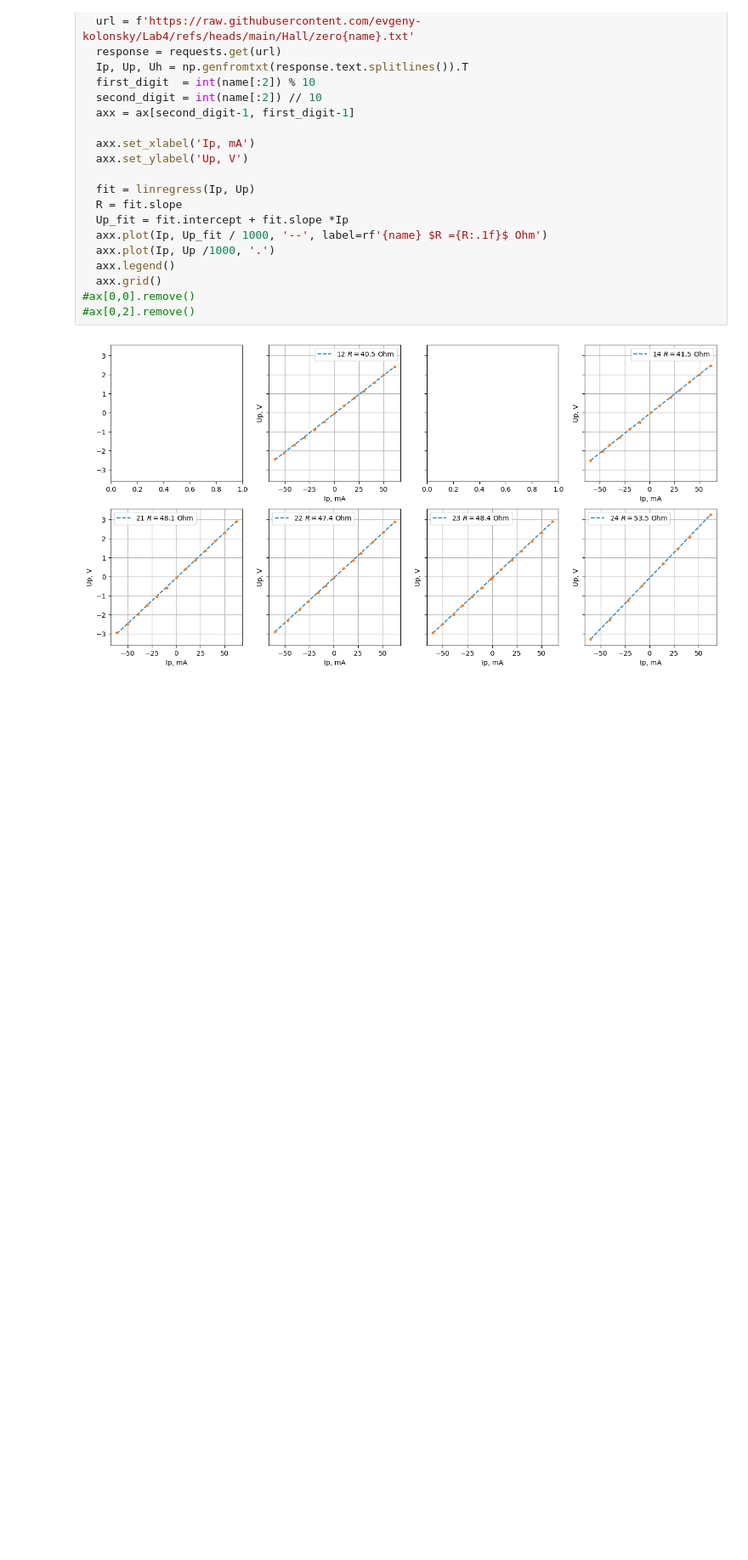
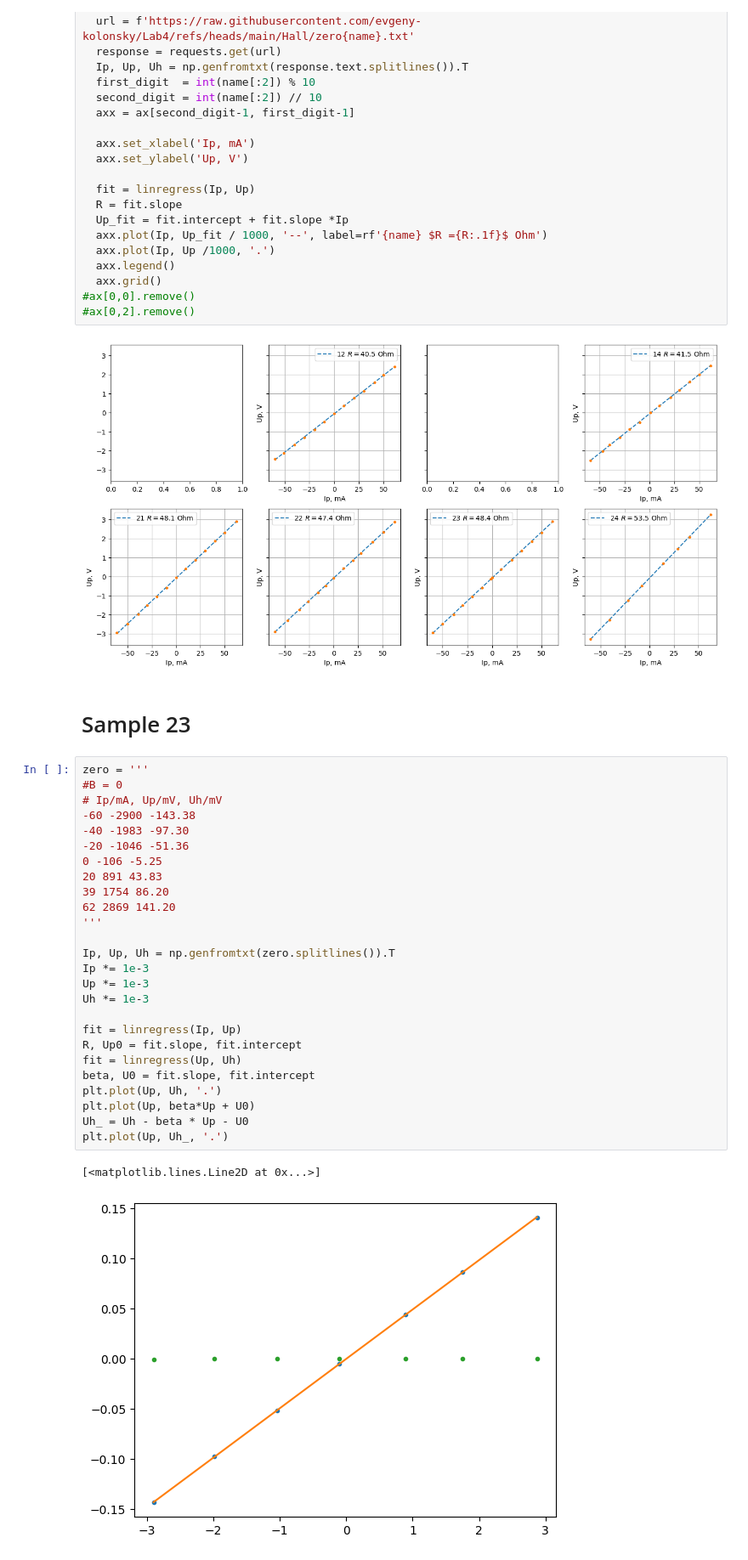
Before and after one commit to evgeny-kolonsky/Lab4, a Jupyter notebook: Hall/Hall_zeroB_measurements.ipynb, the cells around one changed output. Shown at 85% size. Saved outputs shown, nothing was run; the diff lists cells and outputs as text; blank space fills up the shorter version.

```diff
--- a/Hall/Hall_zeroB_measurements.ipynb
+++ b/Hall/Hall_zeroB_measurements.ipynb
@@ -81,3 +81,34 @@ for name in names:
 #ax[0,2].remove()
 # %% [output]
 [figure]
+# %% [markdown]
+# Sample 23
+# %%
+zero = '''
+#B = 0
+# Ip/mA, Up/mV, Uh/mV
+-60 -2900 -143.38
+-40 -1983 -97.30
+-20 -1046 -51.36
+0 -106 -5.25
+20 891 43.83
+39 1754 86.20
+62 2869 141.20
+'''
+
+Ip, Up, Uh = np.genfromtxt(zero.splitlines()).T
+Ip *= 1e-3
+Up *= 1e-3
+Uh *= 1e-3
+
+fit = linregress(Ip, Up)
+R, Up0 = fit.slope, fit.intercept
+fit = linregress(Up, Uh)
+beta, U0 = fit.slope, fit.intercept
+plt.plot(Up, Uh, '.')
+plt.plot(Up, beta*Up + U0)
+Uh_ = Uh - beta * Up - U0
+plt.plot(Up, Uh_, '.')
+# %% [output]
+[<matplotlib.lines.Line2D at 0x...>]
+[figure, added]
```
Also changed, not shown: parts of 7 cells of this notebook.
